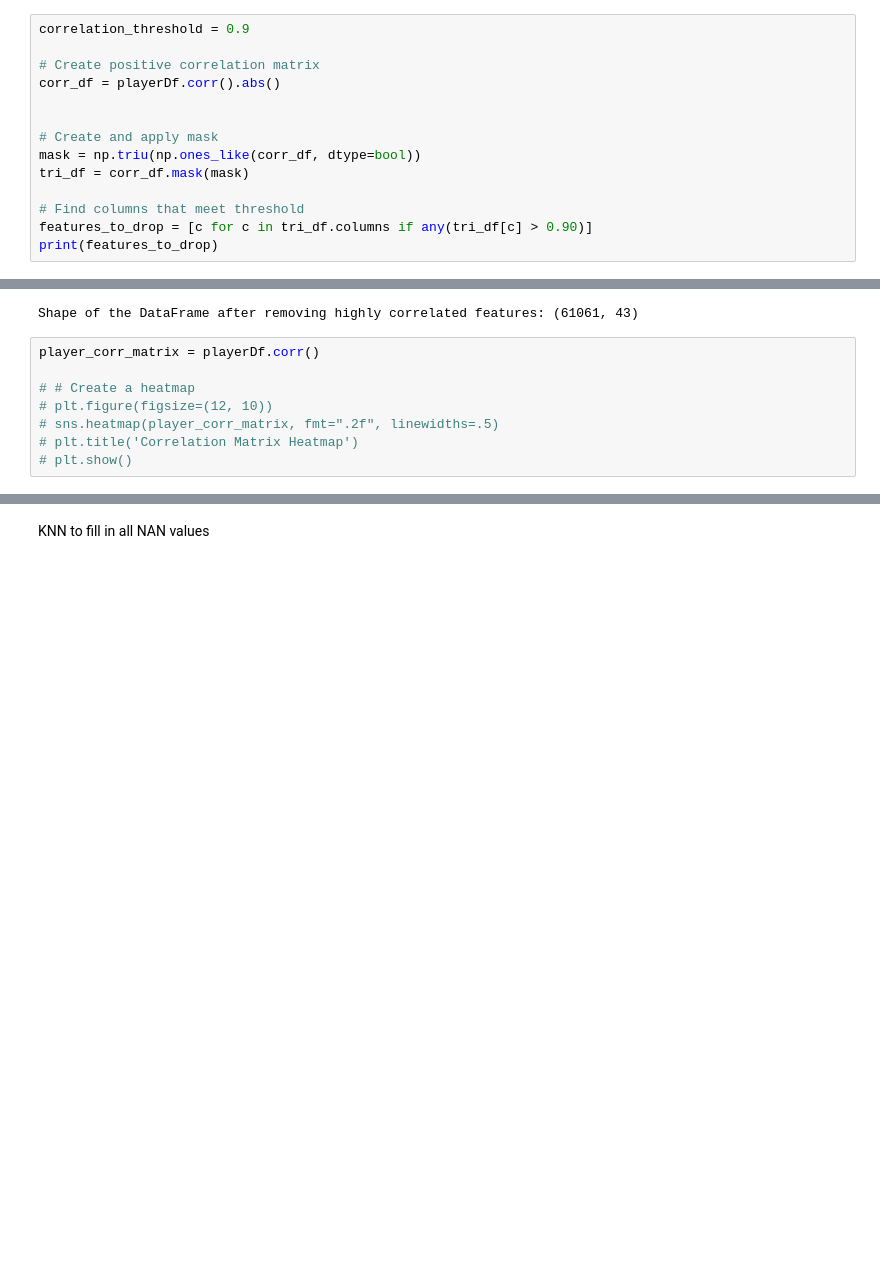
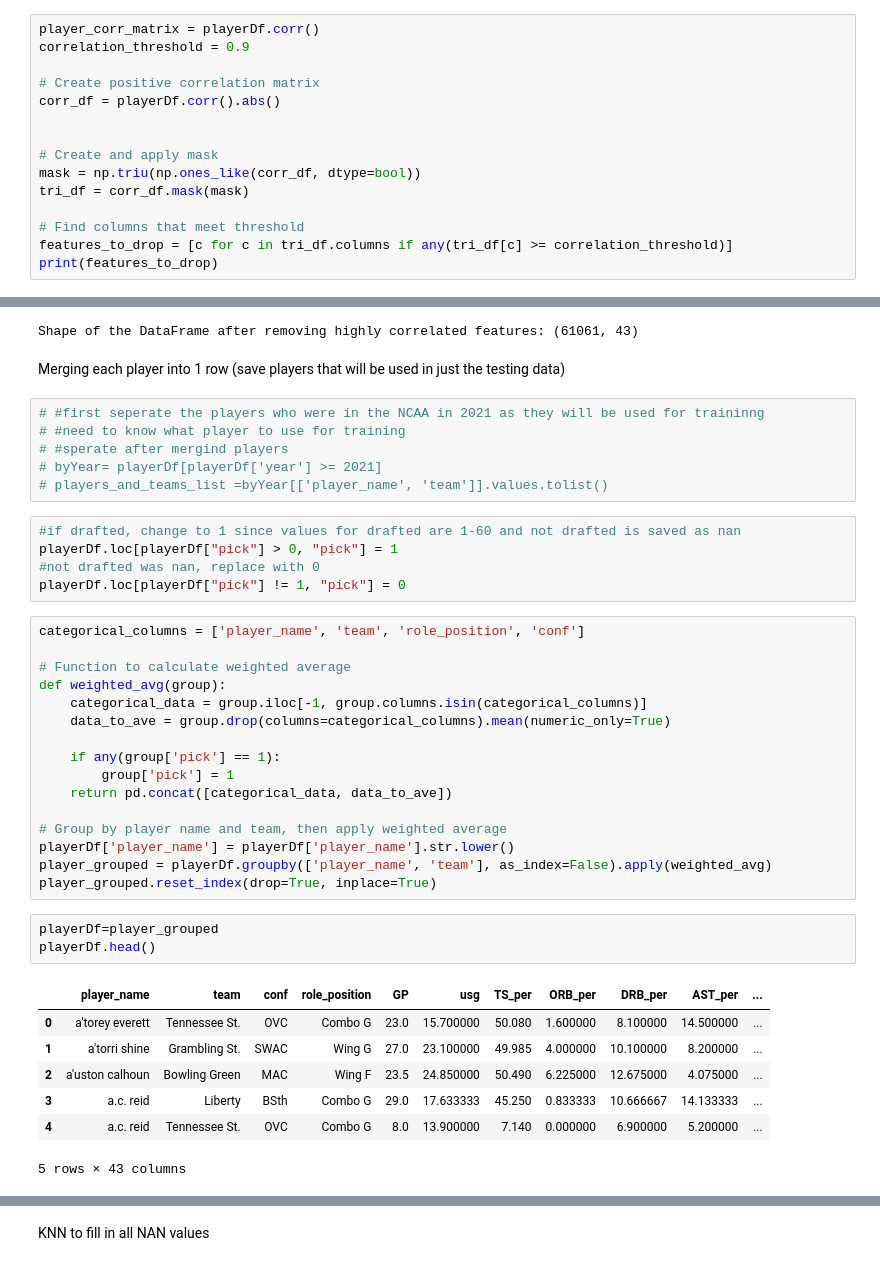
Before and after one commit to heatherMonteson/NCAA-Basketball-Player-Predictions-, a Jupyter notebook: NCAA_Cleaned_Up.ipynb, the cells around one changed output, grey strips where cells are left out. Saved outputs shown, nothing was run; the diff lists cells and outputs as text; blank space fills up the shorter version.

```diff
--- a/NCAA_Cleaned_Up.ipynb
+++ b/NCAA_Cleaned_Up.ipynb
@@ -55,6 +47,7 @@ player_corr_matrix = playerDf.corr()
 # %% [markdown]
 Findand remove redundant data
 # %%
+player_corr_matrix = playerDf.corr()
 correlation_threshold = 0.9
 
 # Create positive correlation matrix
@@ -66,7 +59,7 @@ mask = np.triu(np.ones_like(corr_df, dtype=bool))
 tri_df = corr_df.mask(mask)
 
 # Find columns that meet threshold
-features_to_drop = [c for c in tri_df.columns if any(tri_df[c] > 0.90)]
+features_to_drop = [c for c in tri_df.columns if any(tri_df[c] >= correlation_threshold)]
 print(features_to_drop)
 # %% [output]
 ['Min_per', 'Ortg', 'eFG', 'FTM', 'twoPM', 'twoPA', 'TPM', 'rimmade', 'midmade', 'dunksmade', 'drtg', 'dporpag', 'stops', 'gbpm', 'mp', 'dreb']
@@ -78,11 +71,43 @@ playerDf = playerDf.drop(columns=features_to_drop, axis=1)
 print("Shape of the DataFrame after removing highly correlated features:", playerDf.shape)
 # %% [output]
 Shape of the DataFrame after removing highly correlated features: (61061, 43)
-# %%
-player_corr_matrix = playerDf.corr()
-
-# # Create a heatmap
-# plt.figure(figsize=(12, 10))
-# sns.heatmap(player_corr_matrix, fmt=".2f", linewidths=.5)
-# plt.title('Correlation Matrix Heatmap')
-# plt.show()
+# %% [markdown]
+Merging each player into 1 row (save players that will be used in just the testing data)
+# %%
+# #first seperate the players who were in the NCAA in 2021 as they will be used for traininng
+# #need to know what player to use for training
+# #sperate after mergind players
+# byYear= playerDf[playerDf['year'] >= 2021]
+# players_and_teams_list =byYear[['player_name', 'team']].values.tolist()
+# %%
+#if drafted, change to 1 since values for drafted are 1-60 and not drafted is saved as nan
+playerDf.loc[playerDf["pick"] > 0, "pick"] = 1
+#not drafted was nan, replace with 0
+playerDf.loc[playerDf["pick"] != 1, "pick"] = 0
+# %%
+categorical_columns = ['player_name', 'team', 'role_position', 'conf']
+
+# Function to calculate weighted average
+def weighted_avg(group):
+    categorical_data = group.iloc[-1, group.columns.isin(categorical_columns)]
+    data_to_ave = group.drop(columns=categorical_columns).mean(numeric_only=True)
+
+    if any(group['pick'] == 1):
+        group['pick'] = 1
+    return pd.concat([categorical_data, data_to_ave])
+
+# Group by player name and team, then apply weighted average
+playerDf['player_name'] = playerDf['player_name'].str.lower()
+player_grouped = playerDf.groupby(['player_name', 'team'], as_index=False).apply(weighted_avg)
+player_grouped.reset_index(drop=True, inplace=True)
+# %%
+playerDf=player_grouped
+playerDf.head()
+# %% [output]
+|  | player_name | team | conf | role_position | GP | usg | TS_per | ORB_per | DRB_per | AST_per | ... |
+| 0 | a'torey everett | Tennessee St. | OVC | Combo G | 23.0 | 15.700000 | 50.080 | 1.600000 | 8.100000 | 14.500000 | ... |
+| 1 | a'torri shine | Grambling St. | SWAC | Wing G | 27.0 | 23.100000 | 49.985 | 4.000000 | 10.100000 | 8.200000 | ... |
+| 2 | a'uston calhoun | Bowling Green | MAC | Wing F | 23.5 | 24.850000 | 50.490 | 6.225000 | 12.675000 | 4.075000 | ... |
+| 3 | a.c. reid | Liberty | BSth | Combo G | 29.0 | 17.633333 | 45.250 | 0.833333 | 10.666667 | 14.133333 | ... |
+| 4 | a.c. reid | Tennessee St. | OVC | Combo G | 8.0 | 13.900000 | 7.140 | 0.000000 | 6.900000 | 5.200000 | ... |
+5 rows × 43 columns
```
Also changed, not shown: parts of 24 cells of this notebook.
